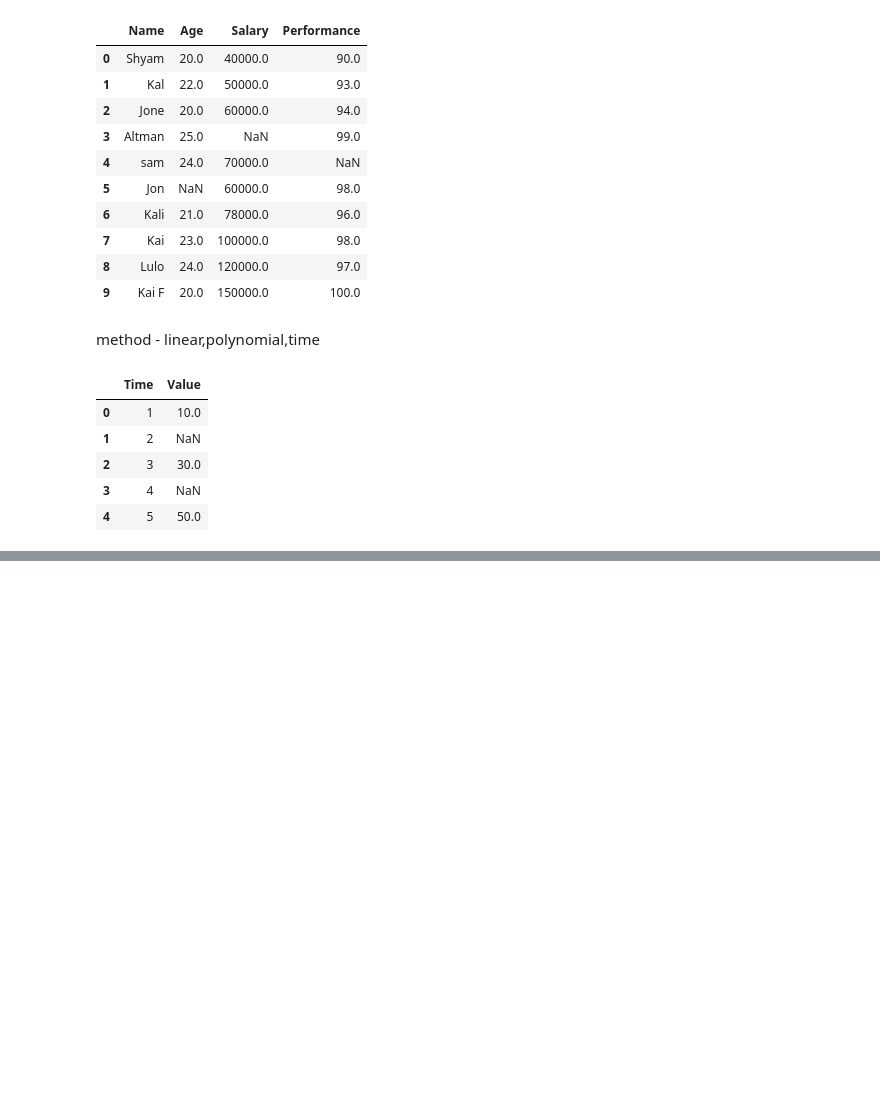
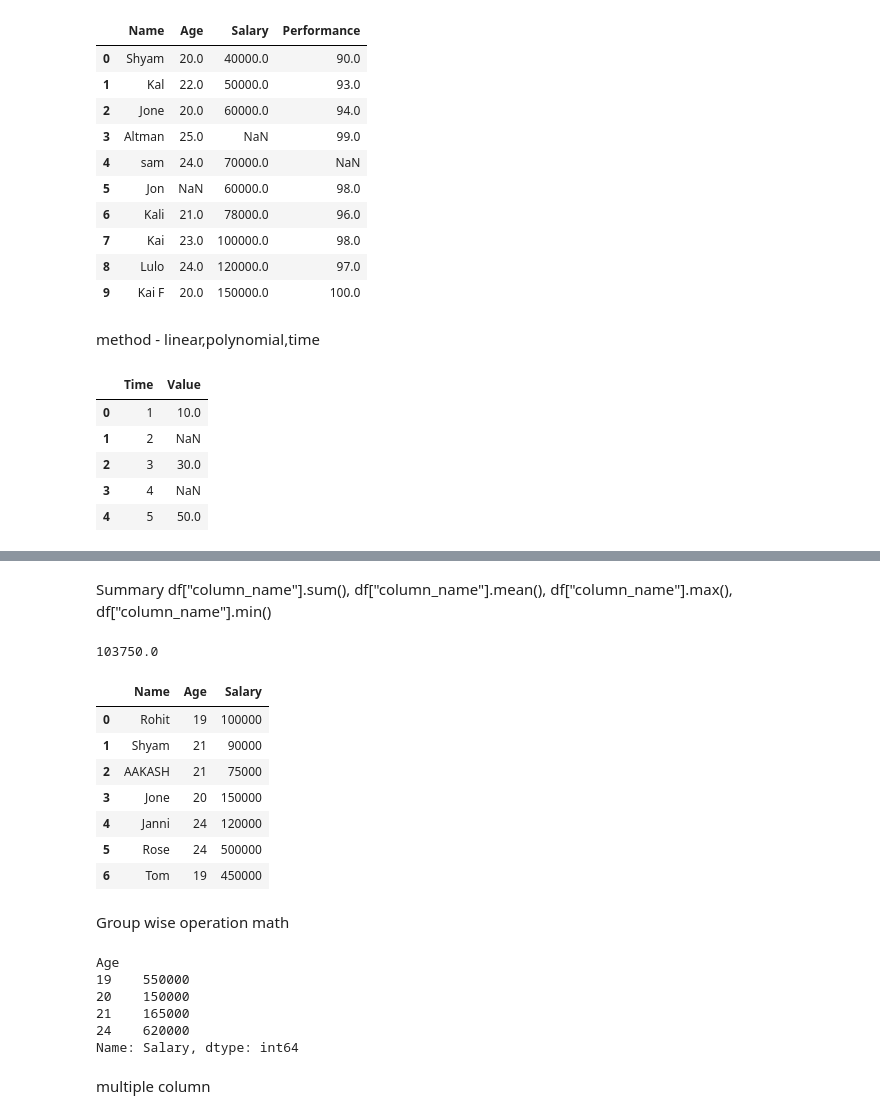
Before and after one commit to chandrahashkumar/OOP, a Jupyter notebook: Pandas/panda_02.ipynb, the cells around one changed output, grey strips where cells are left out. Saved outputs shown, nothing was run; the diff lists cells and outputs as text; code cells hidden in the pictures; blank space fills up the shorter version.

```diff
--- a/Pandas/panda_02.ipynb
+++ b/Pandas/panda_02.ipynb
@@ -285,0 +340,40 @@ AttributeError: 'Series' object has no attribute 'interpol'
+# %% [markdown]
+Summary
+df["column_name"].sum(),
+df["column_name"].mean(),
+df["column_name"].max(),
+df["column_name"].min()
+# %%
+avg_salary = df_Employee["Salary"].mean()
+print(avg_salary)
+# %% [output]
+103750.0
+# %%
+data_e = {"Name":['Rohit','Shyam','AAKASH','Jone','Janni','Rose','Tom'],
+          "Age":[19,21,21,20,24,24,19],
+          "Salary":[100000,90000,75000,150000,120000,500000,450000]}
+df_E= pd.DataFrame(data_e)
+df_E
+# %% [output]
+|  | Name | Age | Salary |
+| 0 | Rohit | 19 | 100000 |
+| 1 | Shyam | 21 | 90000 |
+| 2 | AAKASH | 21 | 75000 |
+| 3 | Jone | 20 | 150000 |
+| 4 | Janni | 24 | 120000 |
+| 5 | Rose | 24 | 500000 |
+| 6 | Tom | 19 | 450000 |
+# %% [markdown]
+Group wise operation math
+# %%
+grouped=df_E.groupby("Age")["Salary"].sum()
+print(grouped)
+# %% [output]
+Age
+19    550000
+20    150000
+21    165000
+24    620000
+Name: Salary, dtype: int64
+# %% [markdown]
+multiple column
```
Also changed, not shown: parts of 19 cells of this notebook.
